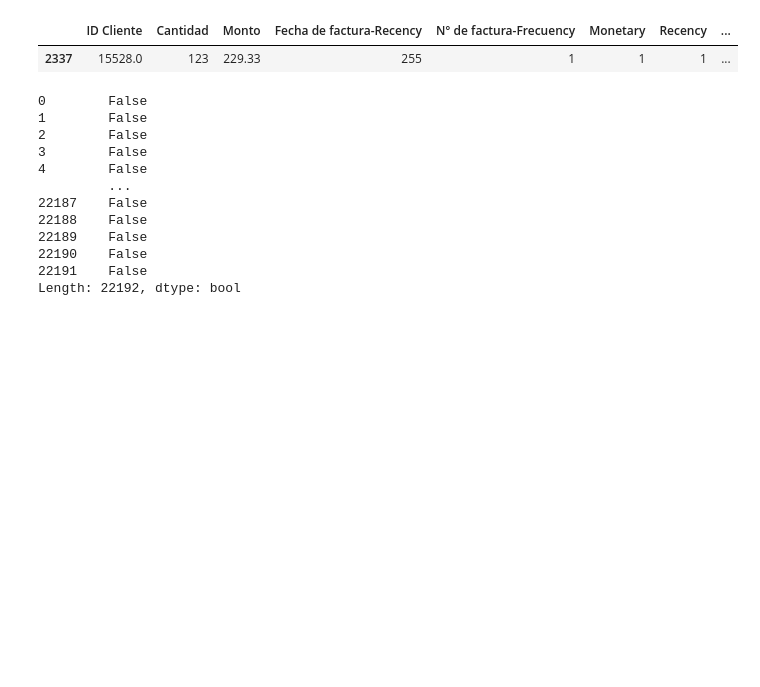
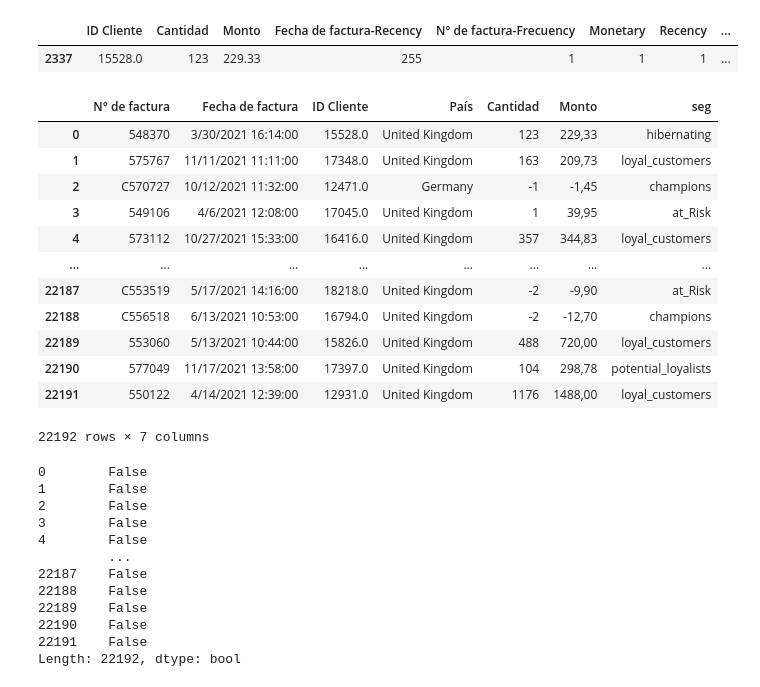
Before and after one commit to AndresEspinal/RFM-Segmentation, a Jupyter notebook: notebooks/bestcustomer.ipynb, the cells around one changed output. Cells and saved outputs as stored; diff of their text form; code cells hidden in the pictures; blank space fills up the shorter version.

```diff
--- a/notebooks/bestcustomer.ipynb
+++ b/notebooks/bestcustomer.ipynb
@@ -312,6 +312,22 @@ customer_mtdataset[customer_mtdataset['ID Cliente']==15528]
 | 2337 | 15528.0 | 123 | 229.33 | 255 | 1 | 1 | 1 | ... |
 # %%
 df_final = pd.merge(mtdataset, customer_mtdataset[['seg', 'ID Cliente']], on='ID Cliente')
+# %%
+df_final
+# %% [output]
+|  | N° de factura | Fecha de factura | ID Cliente | País | Cantidad | Monto | seg |
+| 0 | 548370 | 3/30/2021 16:14:00 | 15528.0 | United Kingdom | 123 | 229,33 | hibernating |
+| 1 | 575767 | 11/11/2021 11:11:00 | 17348.0 | United Kingdom | 163 | 209,73 | loyal_customers |
+| 2 | C570727 | 10/12/2021 11:32:00 | 12471.0 | Germany | -1 | -1,45 | champions |
+| 3 | 549106 | 4/6/2021 12:08:00 | 17045.0 | United Kingdom | 1 | 39,95 | at_Risk |
+| 4 | 573112 | 10/27/2021 15:33:00 | 16416.0 | United Kingdom | 357 | 344,83 | loyal_customers |
+| ... | ... | ... | ... | ... | ... | ... | ... |
+| 22187 | C553519 | 5/17/2021 14:16:00 | 18218.0 | United Kingdom | -2 | -9,90 | at_Risk |
+| 22188 | C556518 | 6/13/2021 10:53:00 | 16794.0 | United Kingdom | -2 | -12,70 | champions |
+| 22189 | 553060 | 5/13/2021 10:44:00 | 15826.0 | United Kingdom | 488 | 720,00 | loyal_customers |
+| 22190 | 577049 | 11/17/2021 13:58:00 | 17397.0 | United Kingdom | 104 | 298,78 | potential_loyalists |
+| 22191 | 550122 | 4/14/2021 12:39:00 | 12931.0 | United Kingdom | 1176 | 1488,00 | loyal_customers |
+22192 rows × 7 columns
 # %%
 df_final.isnull().any(axis=1)
 # %% [output]
```
Also changed, not shown: parts of 1 cell of this notebook, 2 other files.
